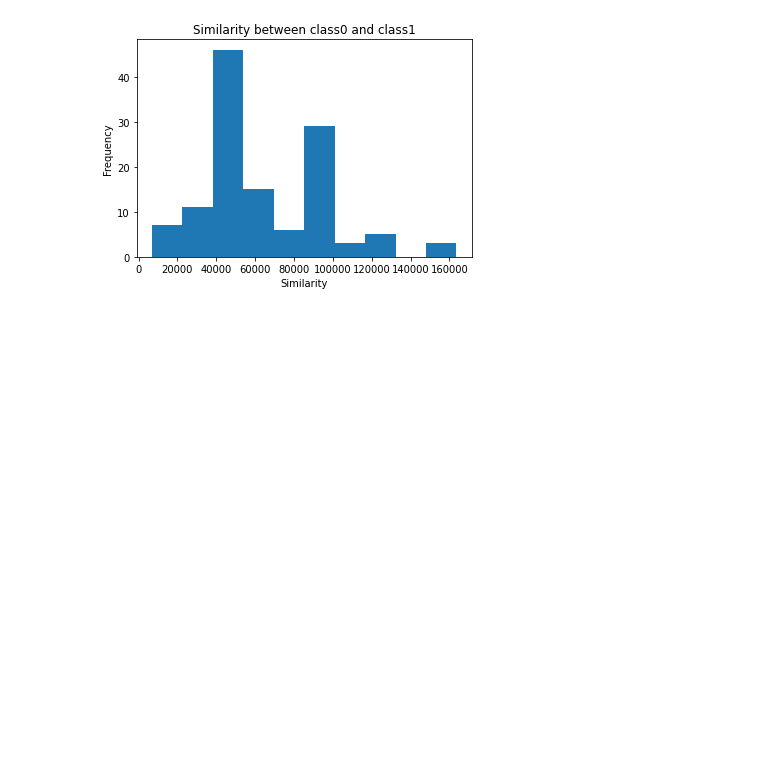
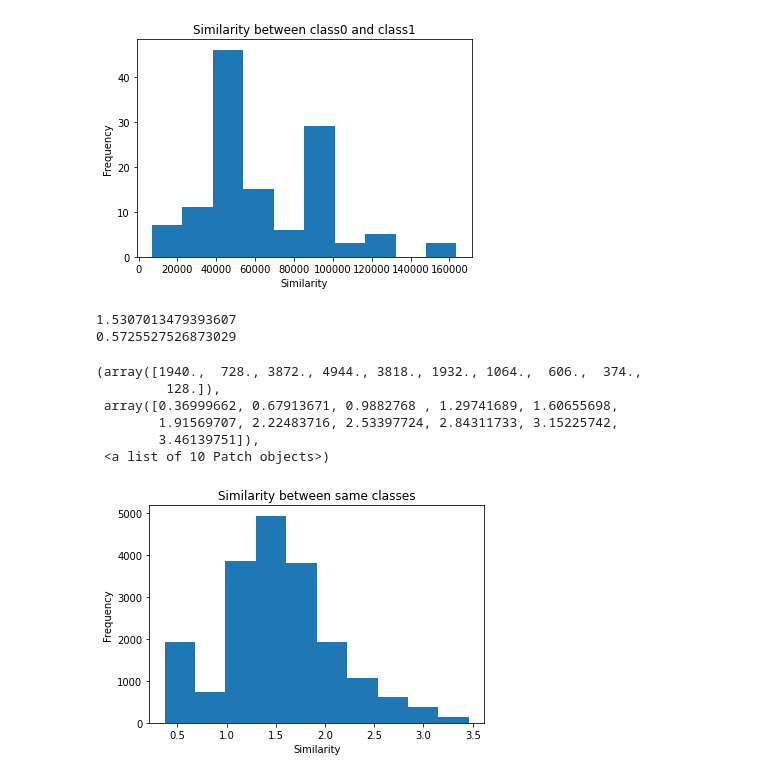
Before and after one commit to avisinghal6/Graph_Similarity, a Jupyter notebook: MLGraphs_HW1.ipynb, the cells around one changed output. Drawn from its saved outputs; the diff is of its cells as text; code cells hidden in the pictures; blank space fills up the shorter version.

Commit message:
Updated Statistics

```diff
--- a/MLGraphs_HW1.ipynb
+++ b/MLGraphs_HW1.ipynb
@@ -313,0 +324,54 @@ plt.hist(distribution)
+# %%
+from torch.utils.data import distributed
+data=[]
+distribution=[]
+for i in range(len(all_data_class0)):
+
+  for j in range(len(all_data_class0)):
+    if(i==j):
+      continue
+    sum=0
+    for k in range(len(all_data_class0[i])):
+      graph1_data=all_data_class0[i][k]
+      graph2_data=all_data_class0[j][k]
+
+      for f in graph1_data:
+        if f in graph2_data:
+          sum+=graph1_data[f]*graph2_data[f]
+    data.append(sum)
+for i in range(len(all_data_class1)):
+
+  for j in range(len(all_data_class1)):
+    if(i==j):
+      continue
+    sum=0
+    for k in range(len(all_data_class1[i])):
+      graph1_data=all_data_class1[i][k]
+      graph2_data=all_data_class1[j][k]
+
+      for f in graph1_data:
+        if f in graph2_data:
+          sum+=graph1_data[f]*graph2_data[f]
+    data.append(sum)
+  # distribution.append(sum)
+# %%
+from statistics import mean,stdev
+import matplotlib.pyplot as plt
+mean_data=mean(data)
+std_data=stdev(data)
+print(mean_data)
+print(std_data)
+plt.xlabel('Similarity')
+plt.ylabel('Frequency')
+plt.title("Similarity between same classes")
+plt.hist(data)
+# %% [output]
+1.5307013479393607
+0.5725527526873029
+(array([1940.,  728., 3872., 4944., 3818., 1932., 1064.,  606.,  374.,
+         128.]),
+ array([0.36999662, 0.67913671, 0.9882768 , 1.29741689, 1.60655698,
+        1.91569707, 2.22483716, 2.53397724, 2.84311733, 3.15225742,
+        3.46139751]),
+ <a list of 10 Patch objects>)
+[figure, added]
```
Also changed, not shown: parts of 7 cells of this notebook.
